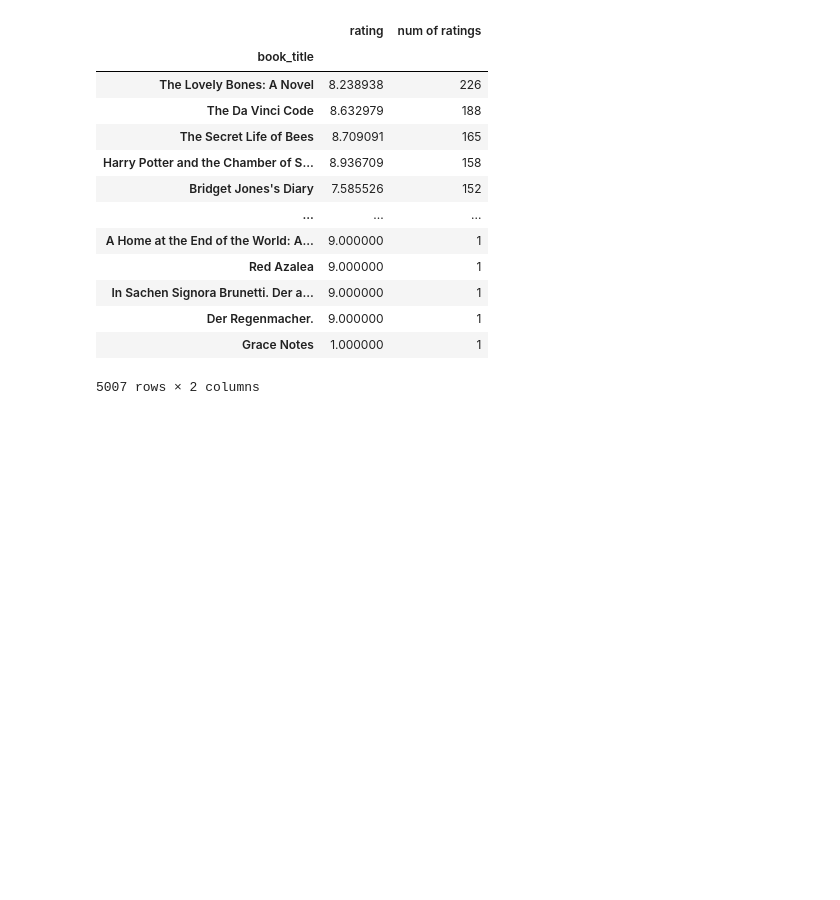
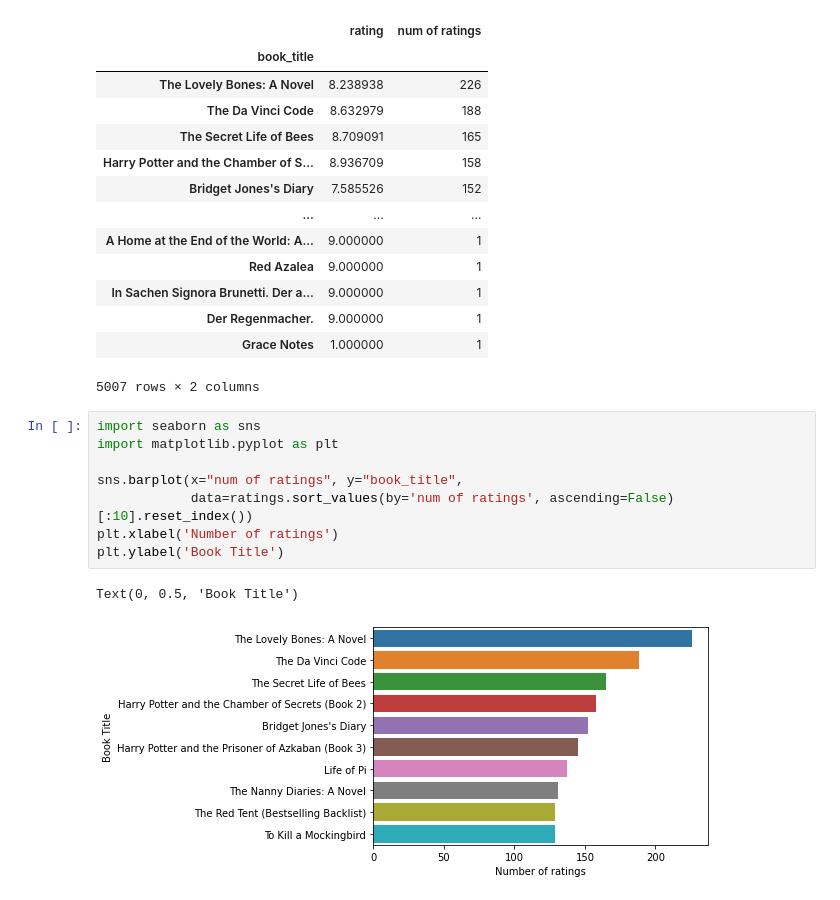
Before and after one commit to patpiet/Basic-Books-Reccommender, a Jupyter notebook: data_eda.ipynb, the cells around one changed output. Saved outputs shown, nothing was run; the diff lists cells and outputs as text; blank space fills up the shorter version.

```diff
--- a/data_eda.ipynb
+++ b/data_eda.ipynb
@@ -23,4 +23,15 @@ ratings.sort_values('num of ratings', ascending=False)[:10000]
 | Der Regenmacher. | 9.000000 | 1 |
 | Grace Notes | 1.000000 | 1 |
 5007 rows × 2 columns
+# %%
+import seaborn as sns
+import matplotlib.pyplot as plt
+
+sns.barplot(x="num of ratings", y="book_title",
+            data=ratings.sort_values(by='num of ratings', ascending=False)[:10].reset_index())
+plt.xlabel('Number of ratings')
+plt.ylabel('Book Title')
+# %% [output]
+Text(0, 0.5, 'Book Title')
+[figure, added]
 # %%
```
Also changed, not shown: parts of 9 cells of this notebook, 4 other files.
